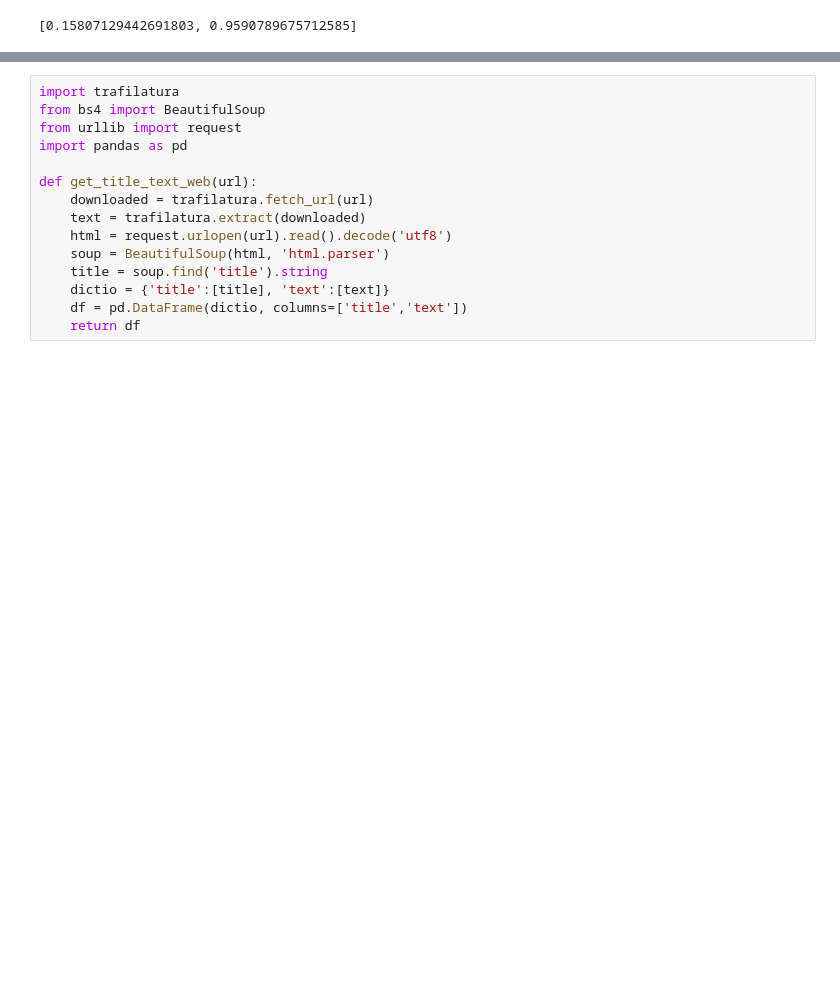
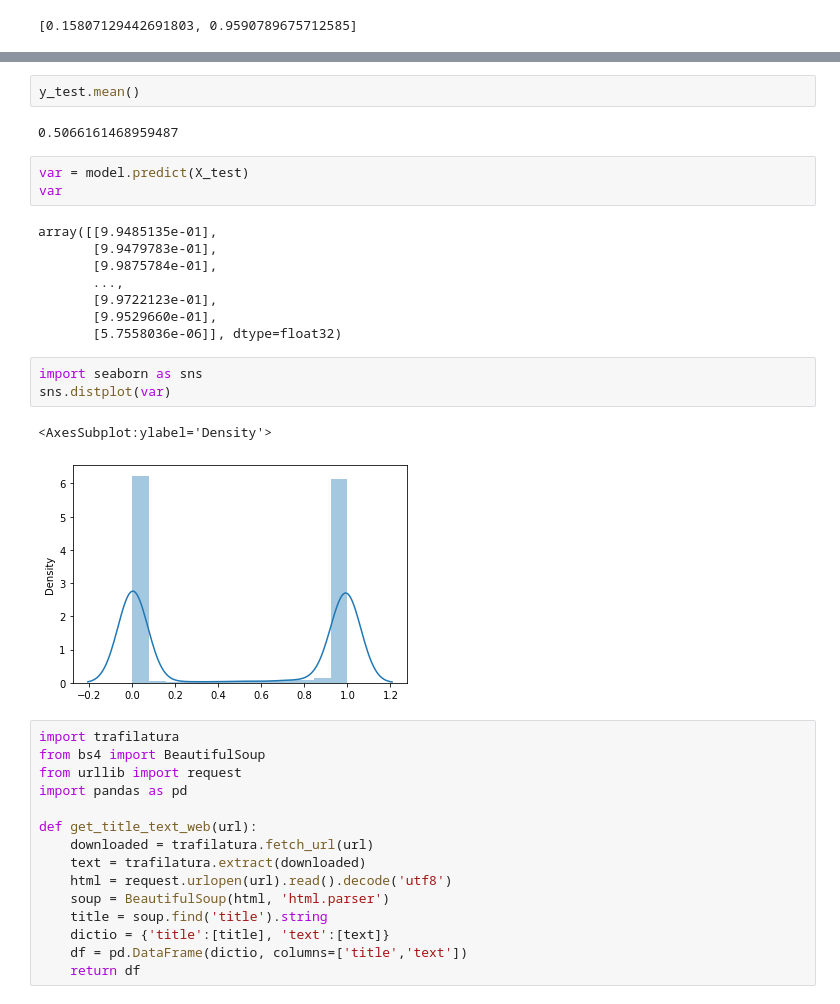
Before and after one commit to LiamCafffrey/FakeNews, a Jupyter notebook: notebooks/Neural_network_nico.ipynb, the cells around one changed output, grey strips where cells are left out. Cells and saved outputs as stored; diff of their text form; blank space fills up the shorter version.

```diff
--- a/notebooks/Neural_network_nico.ipynb
+++ b/notebooks/Neural_network_nico.ipynb
@@ -505,3 +540,24 @@ model.evaluate(X_test, y_test)
+# %%
+y_test.mean()
+# %% [output]
+0.5066161468959487
+# %%
+var = model.predict(X_test)
+var
+# %% [output]
+array([[9.9485135e-01],
+       [9.9479783e-01],
+       [9.9875784e-01],
+       ...,
+       [9.9722123e-01],
+       [9.9529660e-01],
+       [5.7558036e-06]], dtype=float32)
+# %%
+import seaborn as sns
+sns.distplot(var)
+# %% [output]
+<AxesSubplot:ylabel='Density'>
+[figure, added]
 # %%
 import trafilatura
 from bs4 import BeautifulSoup
```
Also changed, not shown: parts of 20 cells of this notebook, 2 other files.
